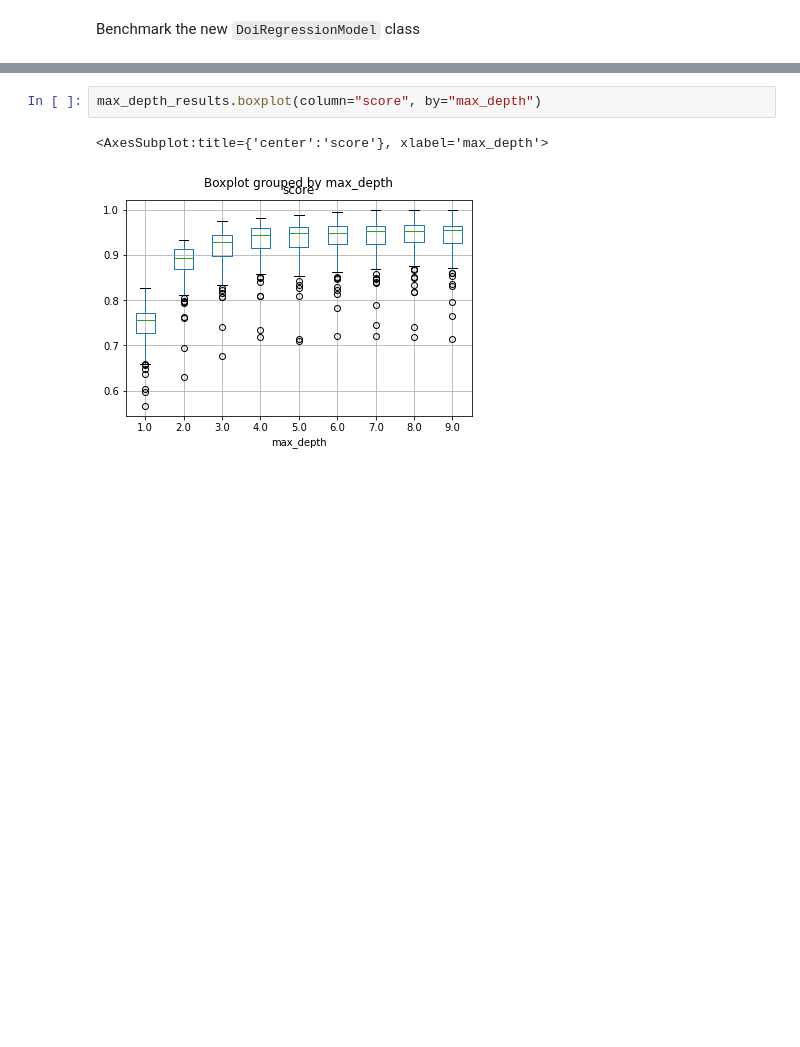
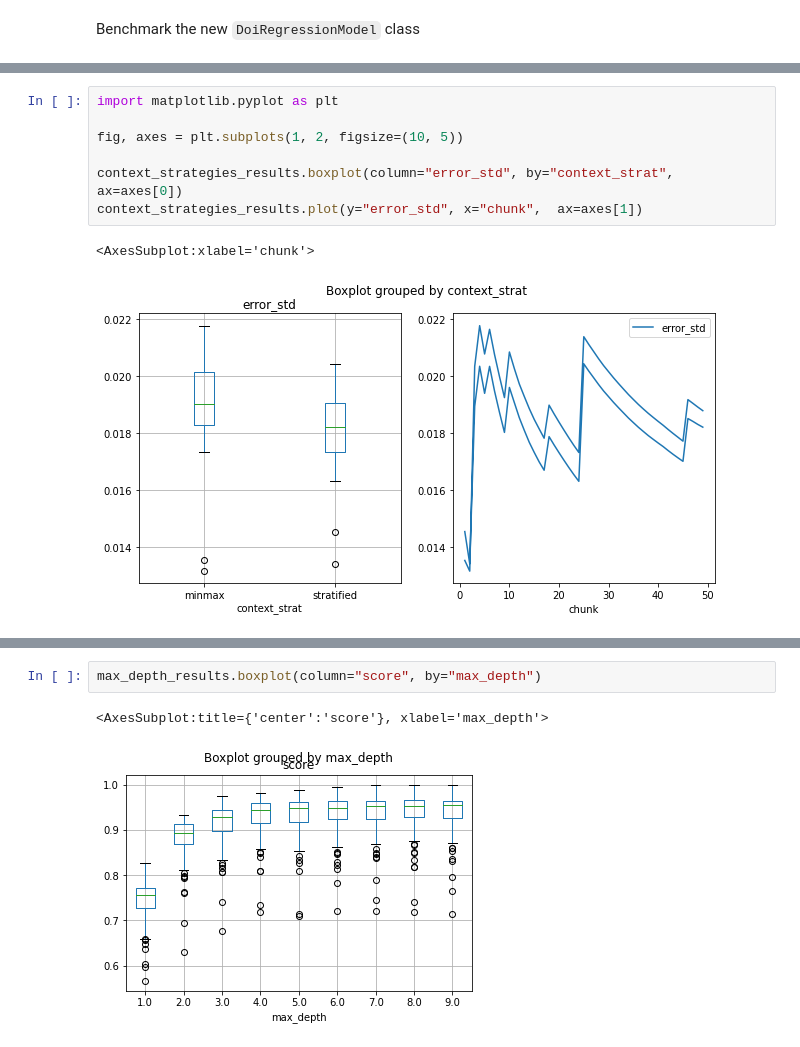
Before and after one commit to vis-au/prointerest, a Jupyter notebook: server/benchmarks/benchmarks.ipynb, the cells around one changed output, grey strips where cells are left out. Cells and saved outputs as stored; diff of their text form; blank space fills up the shorter version.

```diff
--- a/server/benchmarks/benchmarks.ipynb
+++ b/server/benchmarks/benchmarks.ipynb
@@ -246,0 +90,10 @@ doi_error_results["error_std"].plot()
+# %%
+import matplotlib.pyplot as plt
+
+fig, axes = plt.subplots(1, 2, figsize=(10, 5))
+
+context_strategies_results.boxplot(column="error_std", by="context_strat", ax=axes[0])
+context_strategies_results.plot(y="error_std", x="chunk",  ax=axes[1])
+# %% [output]
+<AxesSubplot:xlabel='chunk'>
+[figure, added]
```
Also changed, not shown: parts of 5 cells of this notebook.
